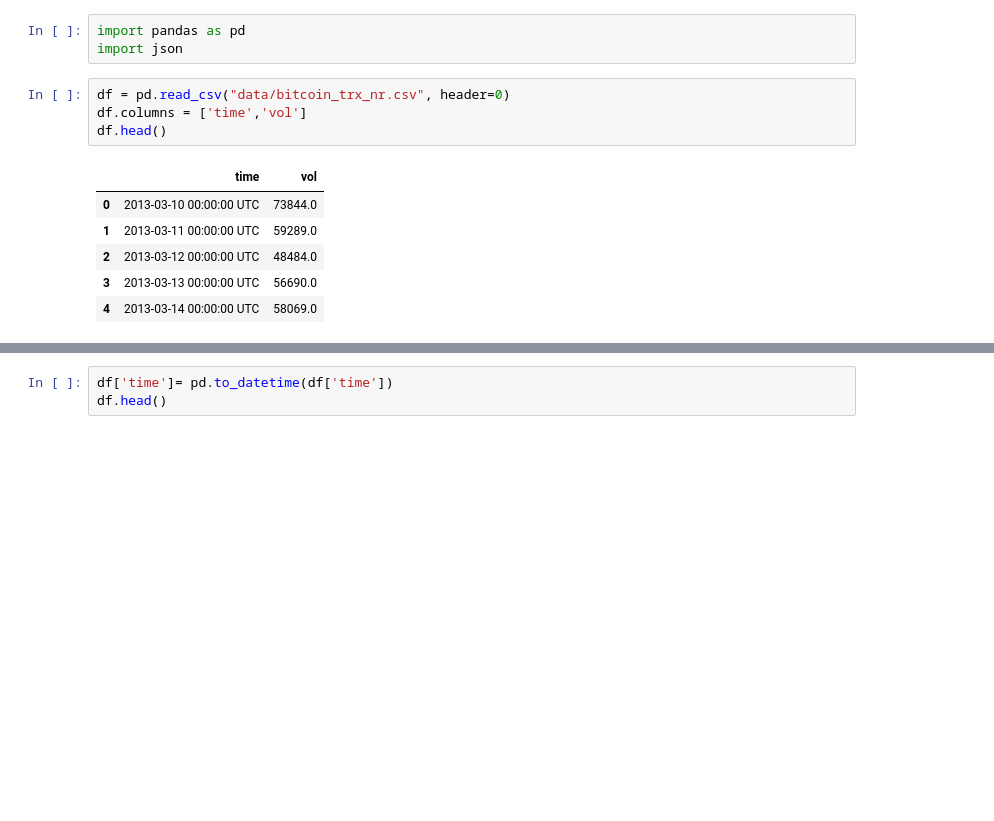
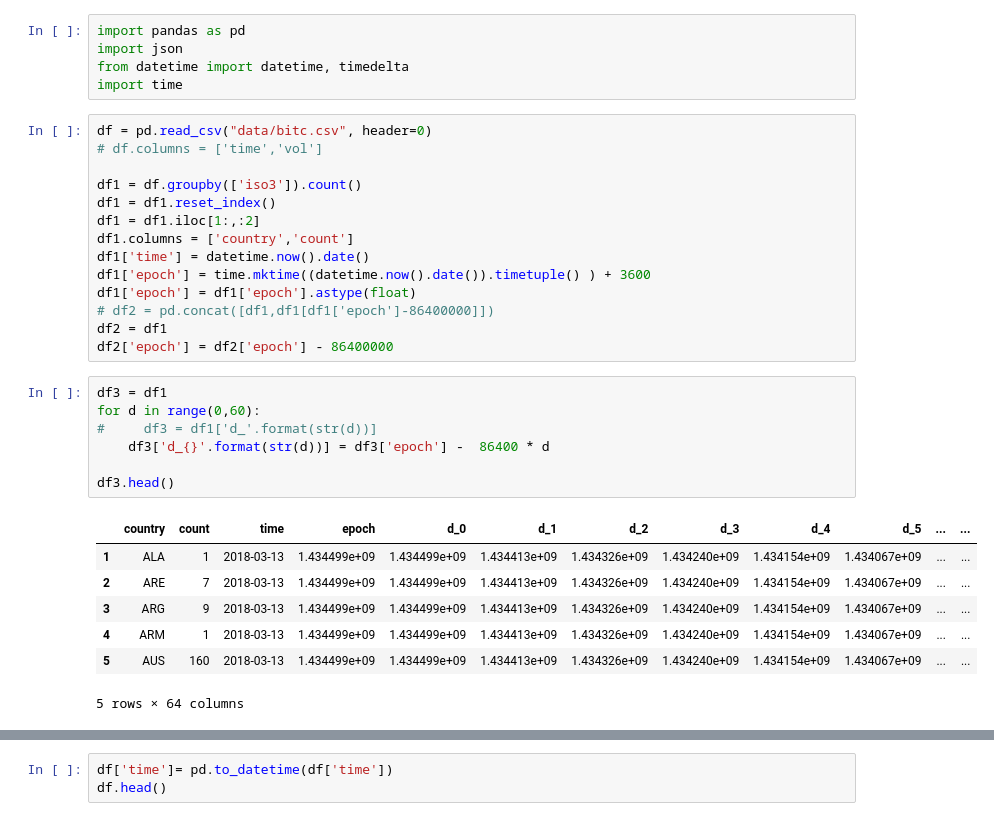
Before and after one commit to felixjff/Cryptoanalytics, a Jupyter notebook: data_preprocessing.ipynb, the cells around one changed output, grey strips where cells are left out. Saved outputs shown, nothing was run; the diff lists cells and outputs as text; blank space fills up the shorter version.

```diff
--- a/data_preprocessing.ipynb
+++ b/data_preprocessing.ipynb
@@ -1,14 +1,34 @@
 # %%
 import pandas as pd
 import json
+from datetime import datetime, timedelta
+import time
-# %%
-df = pd.read_csv("data/bitcoin_trx_nr.csv", header=0)
-df.columns = ['time','vol']
-df.head()
-# %% [output]
-|  | time | vol |
-| 0 | 2013-03-10 00:00:00 UTC | 73844.0 |
-| 1 | 2013-03-11 00:00:00 UTC | 59289.0 |
-| 2 | 2013-03-12 00:00:00 UTC | 48484.0 |
-| 3 | 2013-03-13 00:00:00 UTC | 56690.0 |
-| 4 | 2013-03-14 00:00:00 UTC | 58069.0 |
+# %%
+df = pd.read_csv("data/bitc.csv", header=0)
+# df.columns = ['time','vol']
+
+df1 = df.groupby(['iso3']).count()
+df1 = df1.reset_index()
+df1 = df1.iloc[1:,:2]
+df1.columns = ['country','count']
+df1['time'] = datetime.now().date()
+df1['epoch'] = time.mktime((datetime.now().date()).timetuple() ) + 3600
+df1['epoch'] = df1['epoch'].astype(float)
+# df2 = pd.concat([df1,df1[df1['epoch']-86400000]])
+df2 = df1
+df2['epoch'] = df2['epoch'] - 86400000
+# %%
+df3 = df1
+for d in range(0,60):
+#     df3 = df1['d_'.format(str(d))]
+    df3['d_{}'.format(str(d))] = df3['epoch'] -  86400 * d
+
+df3.head()
+# %% [output]
+|  | country | count | time | epoch | d_0 | d_1 | d_2 | d_3 | d_4 | d_5 | ... | ... |
+| 1 | ALA | 1 | 2018-03-13 | 1.434499e+09 | 1.434499e+09 | 1.434413e+09 | 1.434326e+09 | 1.434240e+09 | 1.434154e+09 | 1.434067e+09 | ... | ... |
+| 2 | ARE | 7 | 2018-03-13 | 1.434499e+09 | 1.434499e+09 | 1.434413e+09 | 1.434326e+09 | 1.434240e+09 | 1.434154e+09 | 1.434067e+09 | ... | ... |
+| 3 | ARG | 9 | 2018-03-13 | 1.434499e+09 | 1.434499e+09 | 1.434413e+09 | 1.434326e+09 | 1.434240e+09 | 1.434154e+09 | 1.434067e+09 | ... | ... |
+| 4 | ARM | 1 | 2018-03-13 | 1.434499e+09 | 1.434499e+09 | 1.434413e+09 | 1.434326e+09 | 1.434240e+09 | 1.434154e+09 | 1.434067e+09 | ... | ... |
+| 5 | AUS | 160 | 2018-03-13 | 1.434499e+09 | 1.434499e+09 | 1.434413e+09 | 1.434326e+09 | 1.434240e+09 | 1.434154e+09 | 1.434067e+09 | ... | ... |
+5 rows × 64 columns
```
Also changed, not shown: parts of 7 cells of this notebook, 2 other files.
